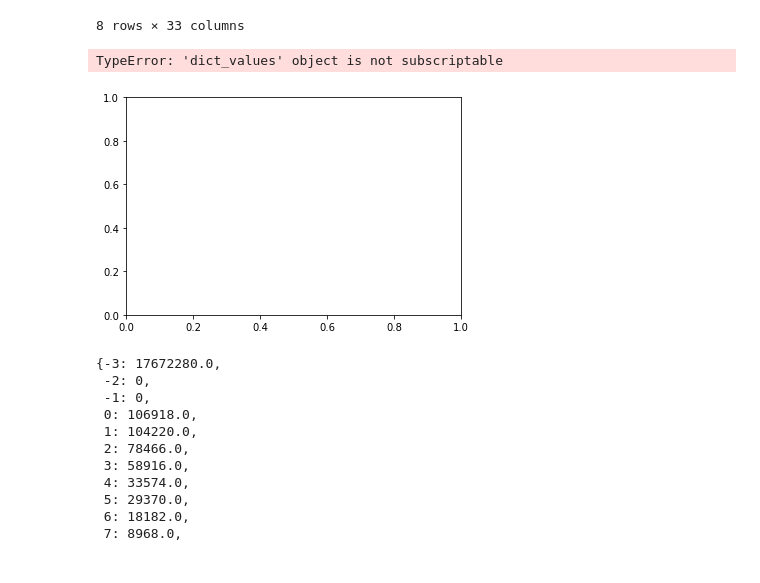
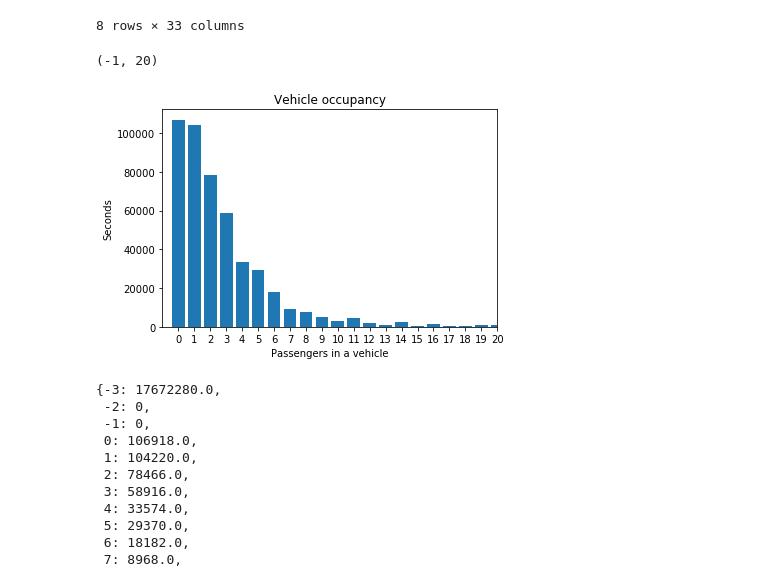
Before and after one commit to serdyt/Simulation-post-processing, a Jupyter notebook: Occupancy for buses.ipynb, the cells around one changed output. Cells and saved outputs as stored; diff of their text form; code cells hidden in the pictures.

```diff
--- a/Occupancy for buses.ipynb
+++ b/Occupancy for buses.ipynb
@@ -522,18 +522,18 @@ for i,j in zip(day_values.iterrows(), day_values.iloc[1:].iterrows()):
 # %%
 fig = plt.figure()
 ax = plt.subplot(111)
 
-plt.bar([str(i) for i in range(0,60+1)], [i for i in list(occ_by_time.values()[3:])])
+plt.bar([str(i) for i in range(0,60+1)], [i for i in list(occ_by_time.values())[3:]])
 ax.set_ylabel('Seconds')
 ax.set_xlabel('Passengers in a vehicle')
 ax.set_title('Vehicle occupancy')
 # plt.ylim(0, 15000*10)
 plt.xlim(-1, 20)
 # plt.yscale("log")
 # plt.ylim(1, 100000000)
 # %% [output]
-TypeError: 'dict_values' object is not subscriptable
+(-1, 20)
-[figure, old version]
+[figure, new version]
 # %%
 occ_by_time
 # %% [output]
```
Also changed, not shown: parts of 2 cells of this notebook, 6 other files.
